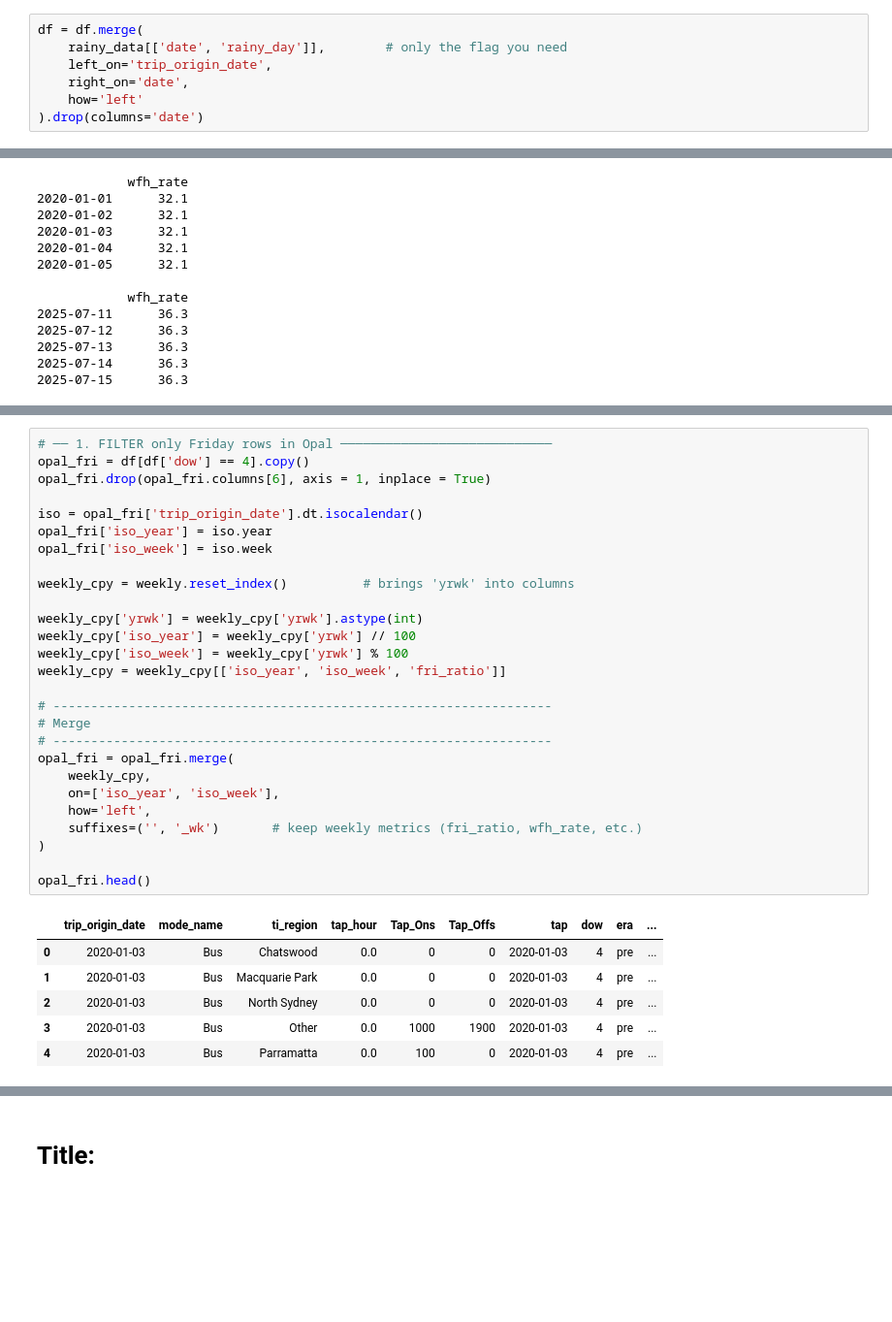
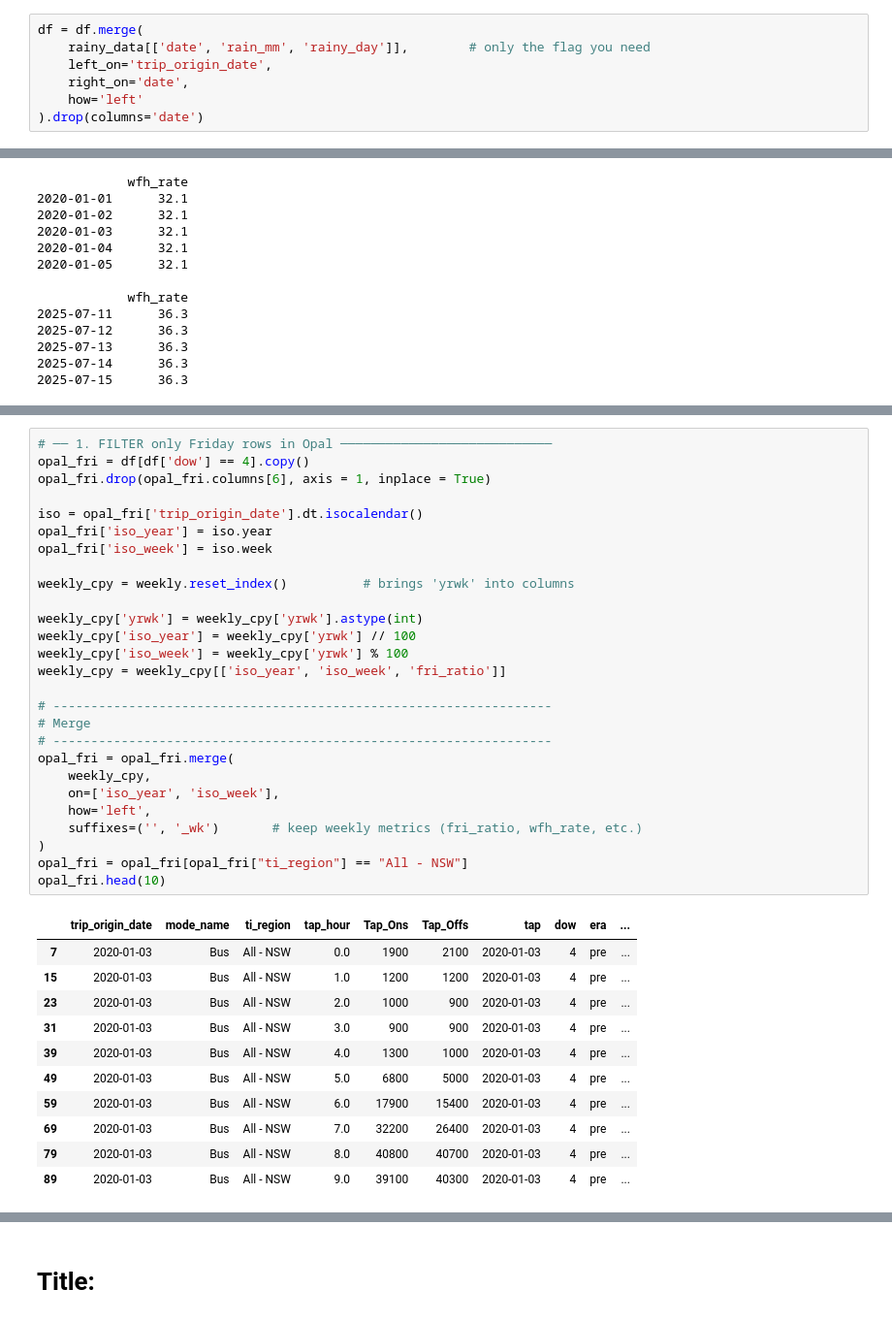
Before and after one commit to devilshadow04/nsw-friday-commute-analysis, a Jupyter notebook: WDAC_2025_data/report/notebook.ipynb, the cells around one changed output, grey strips where cells are left out. Shown at 97% size. Cells and saved outputs as stored; diff of their text form; blank space fills up the shorter version.

```diff
--- a/WDAC_2025_data/report/notebook.ipynb
+++ b/WDAC_2025_data/report/notebook.ipynb
@@ -342,7 +342,7 @@ len(rainy_data[rainy_data['rainy_day'] == 1])
 641
 # %%
 df = df.merge(
-    rainy_data[['date', 'rainy_day']],        # only the flag you need
+    rainy_data[['date', 'rain_mm', 'rainy_day']],        # only the flag you need
     left_on='trip_origin_date',
     right_on='date',
     how='left'
@@ -461,34 +456,39 @@ df
 # %%
 # ── 1. FILTER only Friday rows in Opal ────────────────────────────
 opal_fri = df[df['dow'] == 4].copy()
 opal_fri.drop(opal_fri.columns[6], axis = 1, inplace = True)
 
 iso = opal_fri['trip_origin_date'].dt.isocalendar()
 opal_fri['iso_year'] = iso.year
 opal_fri['iso_week'] = iso.week
 
 weekly_cpy = weekly.reset_index()          # brings 'yrwk' into columns
 
 weekly_cpy['yrwk'] = weekly_cpy['yrwk'].astype(int)
 weekly_cpy['iso_year'] = weekly_cpy['yrwk'] // 100
 weekly_cpy['iso_week'] = weekly_cpy['yrwk'] % 100
 weekly_cpy = weekly_cpy[['iso_year', 'iso_week', 'fri_ratio']]
 
 # ------------------------------------------------------------------
 # Merge
 # ------------------------------------------------------------------
 opal_fri = opal_fri.merge(
     weekly_cpy,
     on=['iso_year', 'iso_week'],
     how='left',
     suffixes=('', '_wk')       # keep weekly metrics (fri_ratio, wfh_rate, etc.)
 )
-
-opal_fri.head()
+opal_fri = opal_fri[opal_fri["ti_region"] == "All - NSW"]
+opal_fri.head(10)
 # %% [output]
 |  | trip_origin_date | mode_name | ti_region | tap_hour | Tap_Ons | Tap_Offs | tap | dow | era | ... |
-| 0 | 2020-01-03 | Bus | Chatswood | 0.0 | 0 | 0 | 2020-01-03 | 4 | pre | ... |
-| 1 | 2020-01-03 | Bus | Macquarie Park | 0.0 | 0 | 0 | 2020-01-03 | 4 | pre | ... |
-| 2 | 2020-01-03 | Bus | North Sydney | 0.0 | 0 | 0 | 2020-01-03 | 4 | pre | ... |
-| 3 | 2020-01-03 | Bus | Other | 0.0 | 1000 | 1900 | 2020-01-03 | 4 | pre | ... |
-| 4 | 2020-01-03 | Bus | Parramatta | 0.0 | 100 | 0 | 2020-01-03 | 4 | pre | ... |
+| 7 | 2020-01-03 | Bus | All - NSW | 0.0 | 1900 | 2100 | 2020-01-03 | 4 | pre | ... |
+| 15 | 2020-01-03 | Bus | All - NSW | 1.0 | 1200 | 1200 | 2020-01-03 | 4 | pre | ... |
+| 23 | 2020-01-03 | Bus | All - NSW | 2.0 | 1000 | 900 | 2020-01-03 | 4 | pre | ... |
+| 31 | 2020-01-03 | Bus | All - NSW | 3.0 | 900 | 900 | 2020-01-03 | 4 | pre | ... |
+| 39 | 2020-01-03 | Bus | All - NSW | 4.0 | 1300 | 1000 | 2020-01-03 | 4 | pre | ... |
+| 49 | 2020-01-03 | Bus | All - NSW | 5.0 | 6800 | 5000 | 2020-01-03 | 4 | pre | ... |
+| 59 | 2020-01-03 | Bus | All - NSW | 6.0 | 17900 | 15400 | 2020-01-03 | 4 | pre | ... |
+| 69 | 2020-01-03 | Bus | All - NSW | 7.0 | 32200 | 26400 | 2020-01-03 | 4 | pre | ... |
+| 79 | 2020-01-03 | Bus | All - NSW | 8.0 | 40800 | 40700 | 2020-01-03 | 4 | pre | ... |
+| 89 | 2020-01-03 | Bus | All - NSW | 9.0 | 39100 | 40300 | 2020-01-03 | 4 | pre | ... |
```
Also changed, not shown: parts of 6 cells of this notebook.
